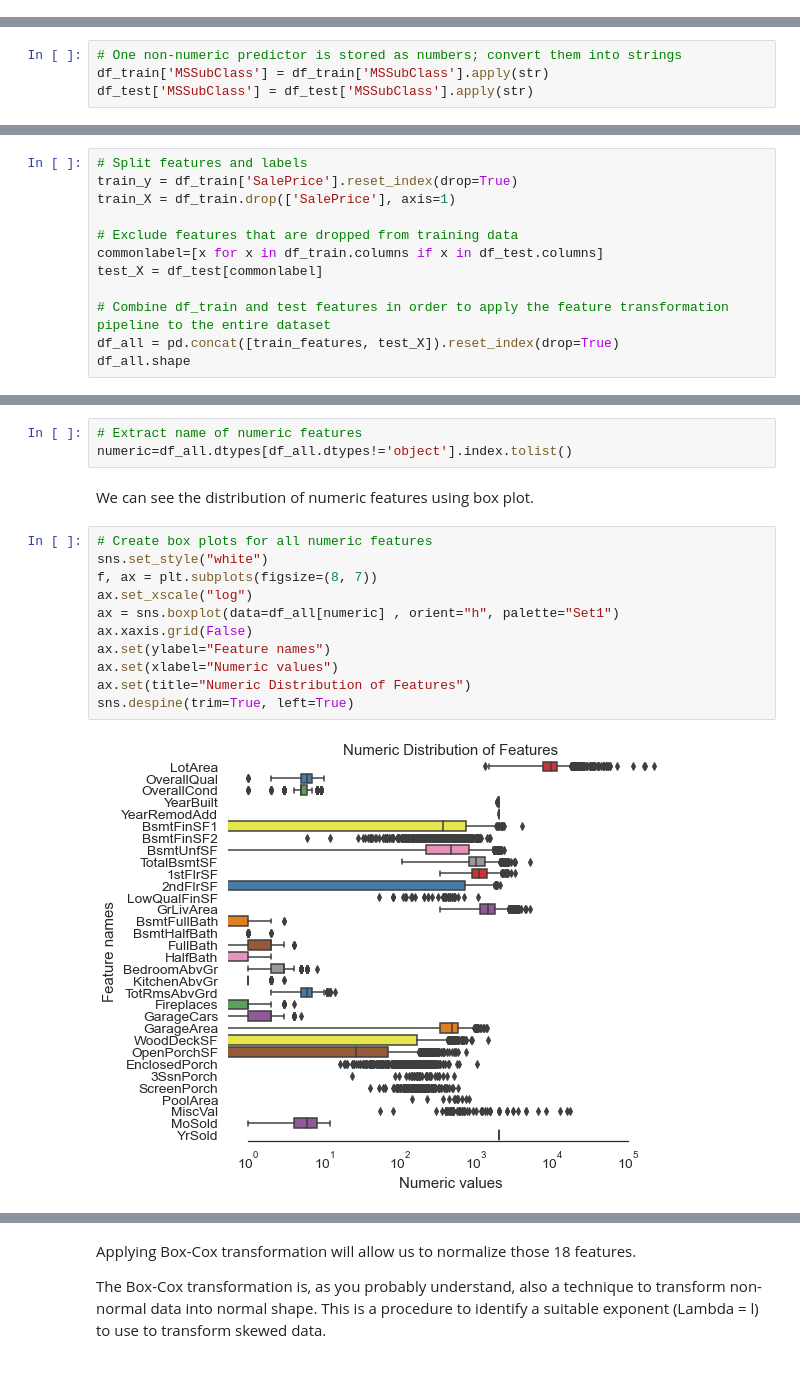
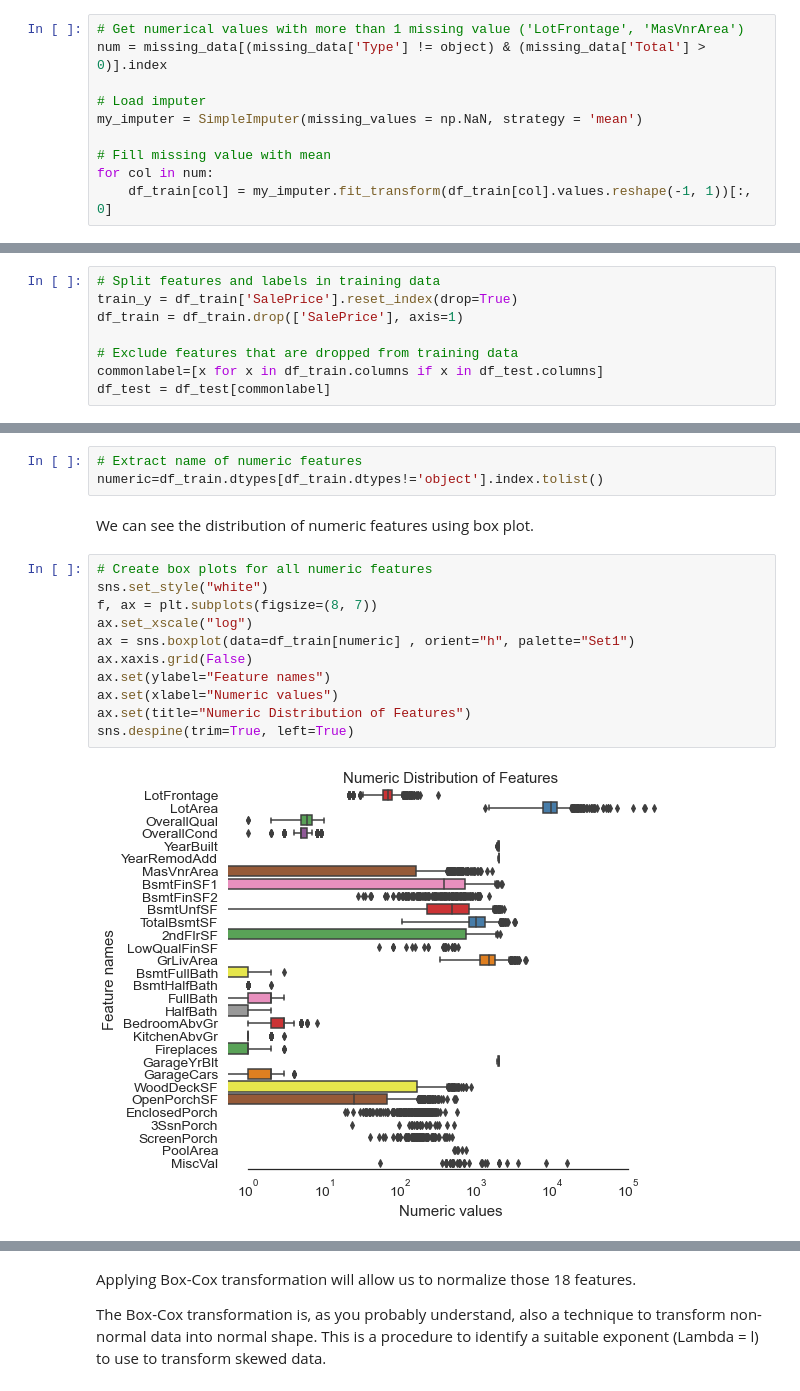
Before and after one commit to datasciyj/DW_project, a Jupyter notebook: houseprices/notebooks/EDA.ipynb, the cells around one changed output, grey strips where cells are left out. Cells and saved outputs as stored; diff of their text form.

```diff
--- a/houseprices/notebooks/EDA.ipynb
+++ b/houseprices/notebooks/EDA.ipynb
@@ -331,0 +383,10 @@ dtype: int64
+# %%
+# Get numerical values with more than 1 missing value ('LotFrontage', 'MasVnrArea')
+num = missing_data[(missing_data['Type'] != object) & (missing_data['Total'] > 0)].index
+
+# Load imputer
+my_imputer = SimpleImputer(missing_values = np.NaN, strategy = 'mean')
+
+# Fill missing value with mean
+for col in num:
+    df_train[col] = my_imputer.fit_transform(df_train[col].values.reshape(-1, 1))[:, 0]
@@ -332,7 +404,3 @@ dtype: int64
 # %% [markdown]
 Now there is no missing value in the training data set.
-# %%
-# One non-numeric predictor is stored as numbers; convert them into strings
-df_train['MSSubClass'] = df_train['MSSubClass'].apply(str)
-df_test['MSSubClass'] = df_test['MSSubClass'].apply(str)
 # %% [markdown]
@@ -388,12 +524,8 @@ Let's split the train data into features and label. We're going to combine train
 # %%
-# Split features and labels
+# Split features and labels in training data
 train_y = df_train['SalePrice'].reset_index(drop=True)
-train_X = df_train.drop(['SalePrice'], axis=1)
+df_train = df_train.drop(['SalePrice'], axis=1)
 
 # Exclude features that are dropped from training data
 commonlabel=[x for x in df_train.columns if x in df_test.columns]
-test_X = df_test[commonlabel]
-
-# Combine df_train and test features in order to apply the feature transformation pipeline to the entire dataset
-df_all = pd.concat([train_features, test_X]).reset_index(drop=True)
-df_all.shape
+df_test = df_test[commonlabel]
@@ -405,21 +539,21 @@ df_all.shape
 Let's find the numeric features which are not normally distributed and fix those.
 # %%
 # Extract name of numeric features
-numeric=df_all.dtypes[df_all.dtypes!='object'].index.tolist()
+numeric=df_train.dtypes[df_train.dtypes!='object'].index.tolist()
 # %% [markdown]
 We can see the distribution of numeric features using box plot.
 # %%
 # Create box plots for all numeric features
 sns.set_style("white")
 f, ax = plt.subplots(figsize=(8, 7))
 ax.set_xscale("log")
-ax = sns.boxplot(data=df_all[numeric] , orient="h", palette="Set1")
+ax = sns.boxplot(data=df_train[numeric] , orient="h", palette="Set1")
 ax.xaxis.grid(False)
 ax.set(ylabel="Feature names")
 ax.set(xlabel="Numeric values")
 ax.set(title="Numeric Distribution of Features")
 sns.despine(trim=True, left=True)
 # %% [output]
-[figure, old version]
+[figure, new version]
 # %%
 # Find skewed numerical features
```
Also changed, not shown: parts of 61 cells of this notebook, 6 other files.
